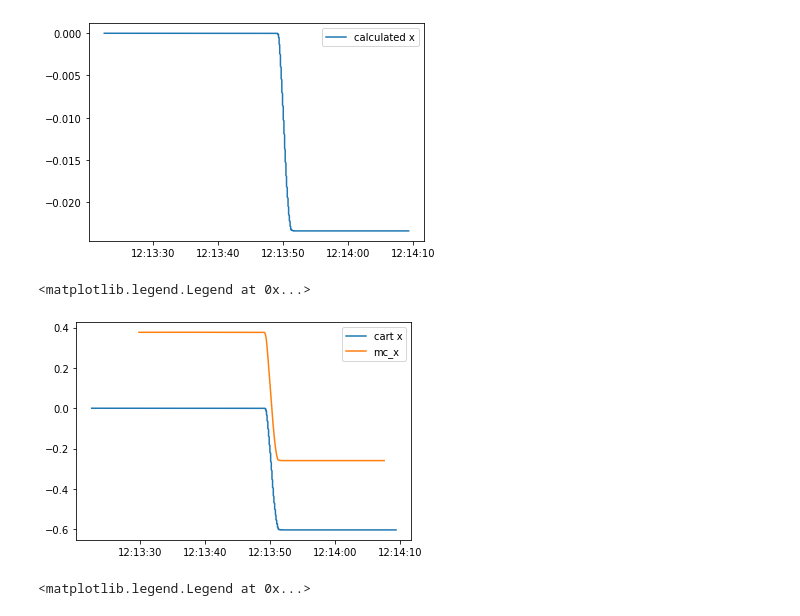
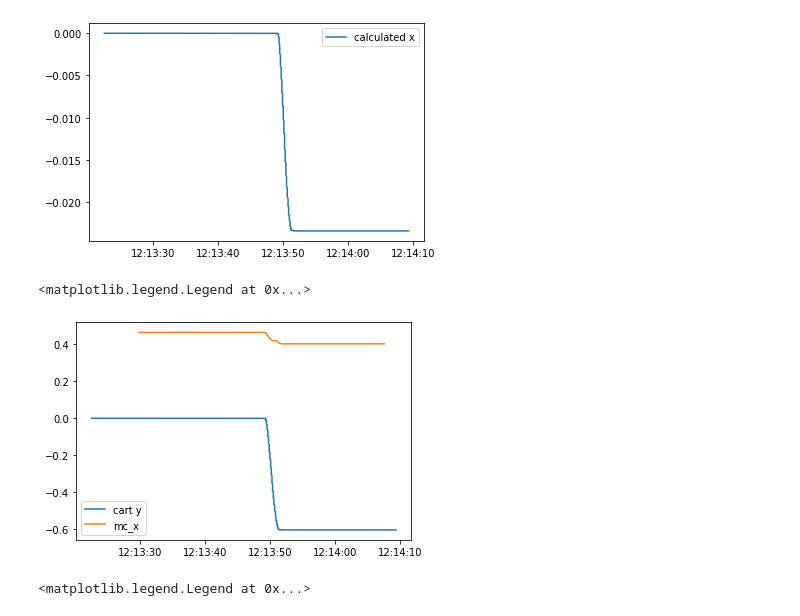
Before and after one commit to SujithChristopher/MIRA, a Jupyter notebook: nano_imu/mecanum_wheel/ipy_notebooks/wheels_vs_mc_realvalues_3.ipynb, the cells around one changed output. Saved outputs shown, nothing was run; the diff lists cells and outputs as text; code cells hidden in the pictures.

```diff
--- a/nano_imu/mecanum_wheel/ipy_notebooks/wheels_vs_mc_realvalues_3.ipynb
+++ b/nano_imu/mecanum_wheel/ipy_notebooks/wheels_vs_mc_realvalues_3.ipynb
@@ -352,11 +352,11 @@ plt.legend()
 [figure]
 # %%
 plt.plot(cart_df["sys_time"], cart_df["y_val"], label = "cart y")
-plt.plot(mc["time"], mc["center_x"], label  = "mc_x")
+plt.plot(mc["time"], mc["cen_z"], label  = "mc_x")
 plt.legend()
 # %% [output]
 <matplotlib.legend.Legend at 0x...>
-[figure, old version]
+[figure, new version]
 # %%
 plt.plot(cart_df["sys_time"], cart_df["y_val"], label = "cart y")
 plt.plot(mc["time"], mc["center_x"] -0.35, label  = "mc_x")
```
Also changed, not shown: parts of 2 cells of this notebook, 2 other files.
